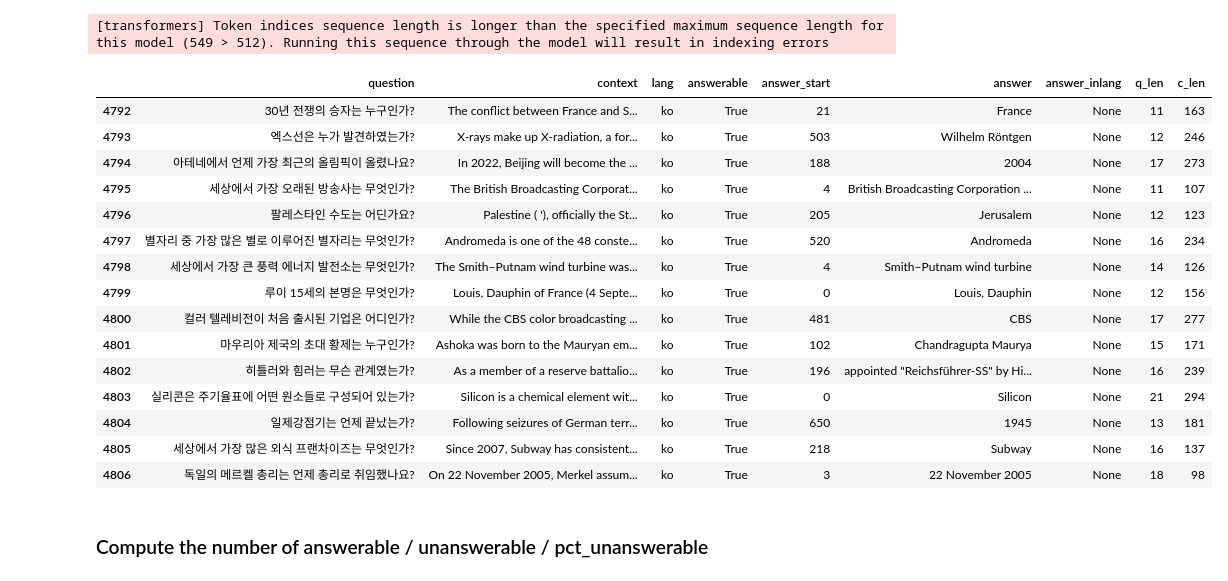
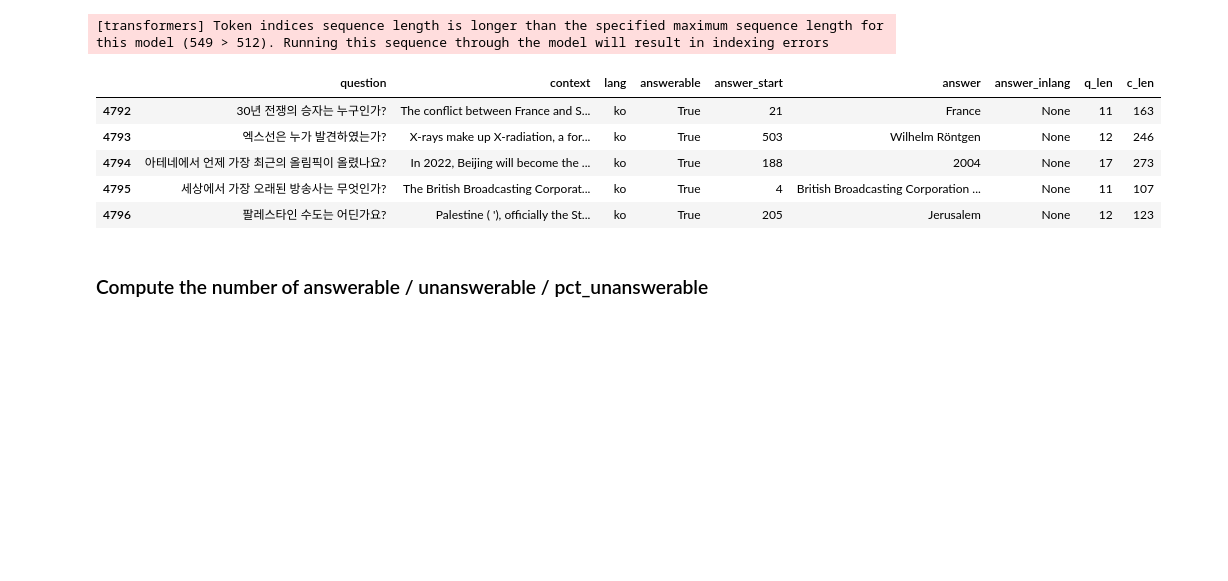
Before and after one commit to Legenden84/msc-nlp-2026, a Jupyter notebook: project_notebooks/nlp_project_w36.ipynb, the cells around one changed output. Cells and saved outputs as stored; diff of their text form; code cells hidden in the pictures; blank space fills up the shorter version.

```diff
--- a/project_notebooks/nlp_project_w36.ipynb
+++ b/project_notebooks/nlp_project_w36.ipynb
@@ -91,24 +85,14 @@ df_val["c_len"] = token_len(df_val["context"])
 # %% [output]
 [transformers] Token indices sequence length is longer than the specified maximum sequence length for this model (549 > 512). Running this sequence through the model will result in indexing errors
 # %%
-df_train.head(15)
+df_train.head(5)
 # %% [output]
 |  | question | context | lang | answerable | answer_start | answer | answer_inlang | q_len | c_len |
 | 4792 | 30년 전쟁의 승자는 누구인가? | The conflict between France and S... | ko | True | 21 | France | None | 11 | 163 |
 | 4793 | 엑스선은 누가 발견하였는가? | X-rays make up X-radiation, a for... | ko | True | 503 | Wilhelm Röntgen | None | 12 | 246 |
 | 4794 | 아테네에서 언제 가장 최근의 올림픽이 올렸나요? | In 2022, Beijing will become the ... | ko | True | 188 | 2004 | None | 17 | 273 |
 | 4795 | 세상에서 가장 오래된 방송사는 무엇인가? | The British Broadcasting Corporat... | ko | True | 4 | British Broadcasting Corporation ... | None | 11 | 107 |
 | 4796 | 팔레스타인 수도는 어딘가요? | Palestine ( '), officially the St... | ko | True | 205 | Jerusalem | None | 12 | 123 |
-| 4797 | 별자리 중 가장 많은 별로 이루어진 별자리는 무엇인가? | Andromeda is one of the 48 conste... | ko | True | 520 | Andromeda | None | 16 | 234 |
-| 4798 | 세상에서 가장 큰 풍력 에너지 발전소는 무엇인가? | The Smith–Putnam wind turbine was... | ko | True | 4 | Smith–Putnam wind turbine | None | 14 | 126 |
-| 4799 | 루이 15세의 본명은 무엇인가? | Louis, Dauphin of France (4 Septe... | ko | True | 0 | Louis, Dauphin | None | 12 | 156 |
-| 4800 | 컬러 텔레비전이 처음 출시된 기업은 어디인가? | While the CBS color broadcasting ... | ko | True | 481 | CBS | None | 17 | 277 |
-| 4801 | 마우리아 제국의 초대 황제는 누구인가? | Ashoka was born to the Mauryan em... | ko | True | 102 | Chandragupta Maurya | None | 15 | 171 |
-| 4802 | 히틀러와 힘러는 무슨 관계였는가? | As a member of a reserve battalio... | ko | True | 196 | appointed "Reichsführer-SS" by Hi... | None | 16 | 239 |
-| 4803 | 실리콘은 주기율표에 어떤 원소들로 구성되어 있는가? | Silicon is a chemical element wit... | ko | True | 0 | Silicon | None | 21 | 294 |
-| 4804 | 일제강점기는 언제 끝났는가? | Following seizures of German terr... | ko | True | 650 | 1945 | None | 13 | 181 |
-| 4805 | 세상에서 가장 많은 외식 프랜차이즈는 무엇인가? | Since 2007, Subway has consistent... | ko | True | 218 | Subway | None | 16 | 137 |
-| 4806 | 독일의 메르켈 총리는 언제 총리로 취임했나요? | On 22 November 2005, Merkel assum... | ko | True | 3 | 22 November 2005 | None | 18 | 98 |
 # %% [markdown]
 ### Compute the number of answerable / unanswerable / pct_unanswerable
 # %%
```
Also changed, not shown: parts of 13 cells of this notebook, 2 other files.
